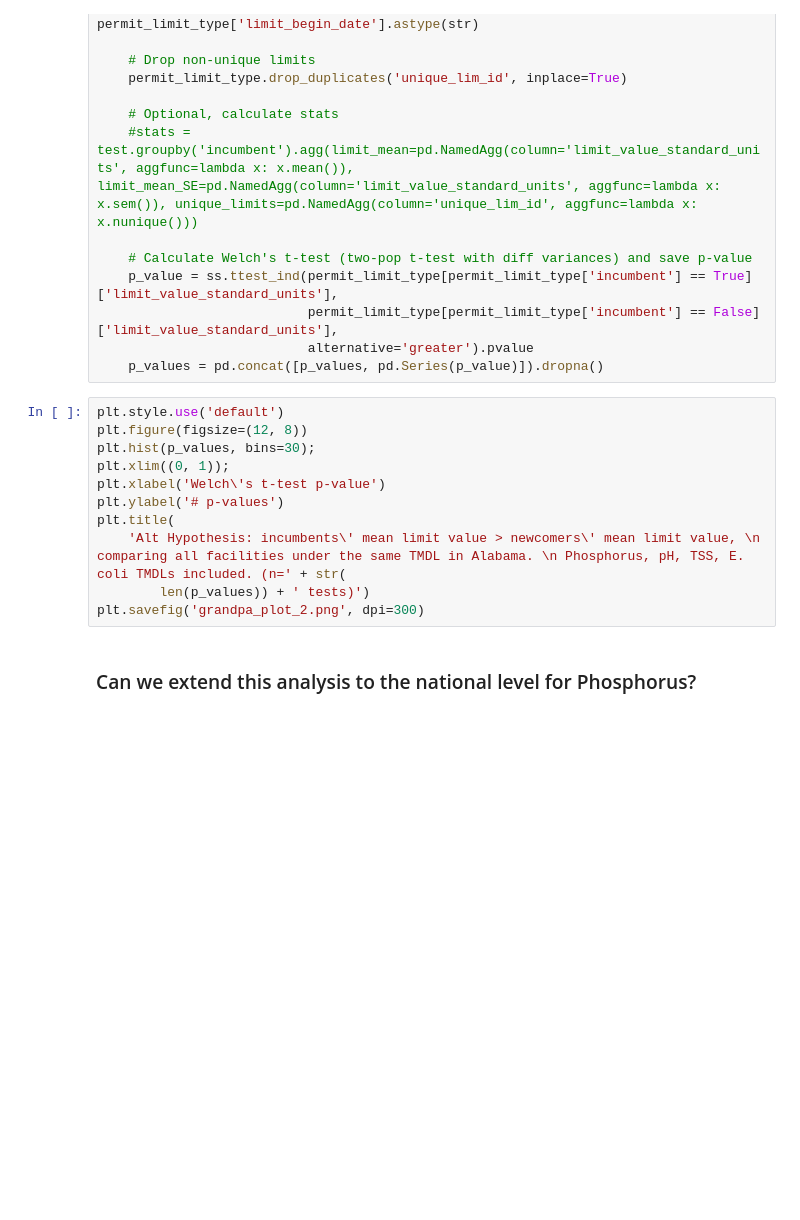
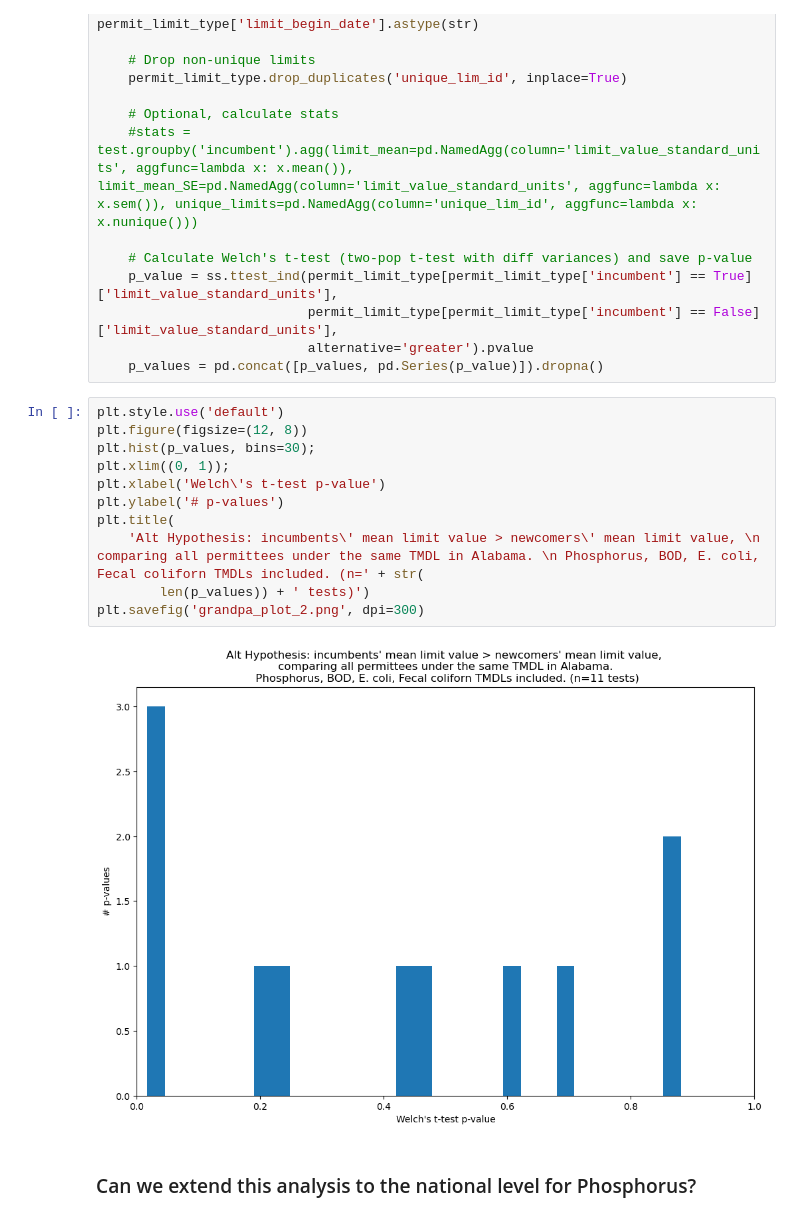
Before and after one commit to reglab/TMDLs_archived, a Jupyter notebook: exploring_grandfathering.ipynb, the cells around one changed output. Drawn from its saved outputs; the diff is of its cells as text; blank space fills up the shorter version.

Commit message:
Adjusted analysis to only include point-source TMDLs

```diff
--- a/exploring_grandfathering.ipynb
+++ b/exploring_grandfathering.ipynb
@@ -175,14 +187,16 @@ for i in range(0, len(grouped)):
 # %%
 plt.style.use('default')
 plt.figure(figsize=(12, 8))
 plt.hist(p_values, bins=30);
 plt.xlim((0, 1));
 plt.xlabel('Welch\'s t-test p-value')
 plt.ylabel('# p-values')
 plt.title(
-    'Alt Hypothesis: incumbents\' mean limit value > newcomers\' mean limit value, \n comparing all facilities under the same TMDL in Alabama. \n Phosphorus, pH, TSS, E. coli TMDLs included. (n=' + str(
+    'Alt Hypothesis: incumbents\' mean limit value > newcomers\' mean limit value, \n comparing all permittees under the same TMDL in Alabama. \n Phosphorus, BOD, E. coli, Fecal coliforn TMDLs included. (n=' + str(
         len(p_values)) + ' tests)')
 plt.savefig('grandpa_plot_2.png', dpi=300)
+# %% [output]
+[figure, added]
 # %% [markdown]
 ### Can we extend this analysis to the national level for Phosphorus?
 # %%
```
Also changed, not shown: parts of 8 cells of this notebook.
